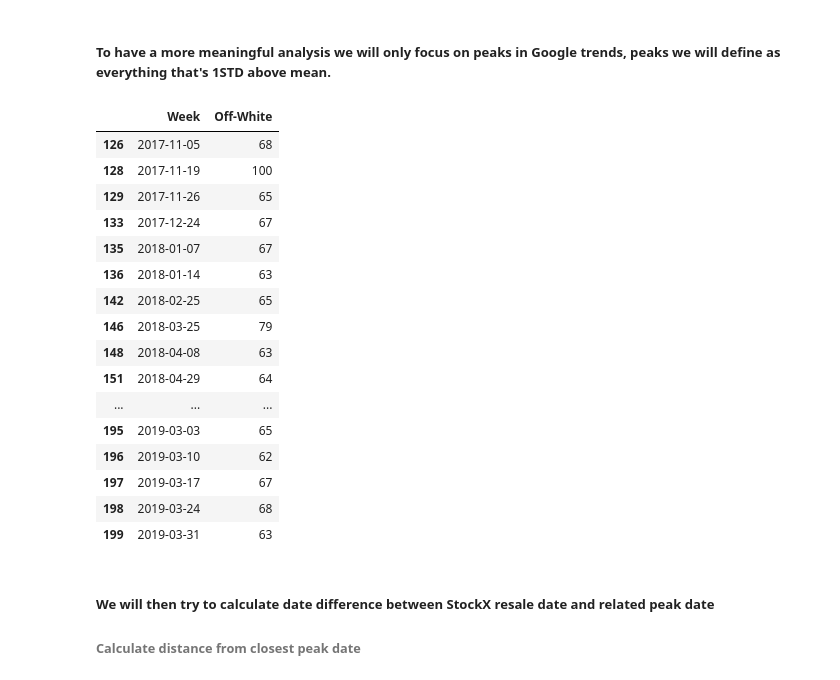
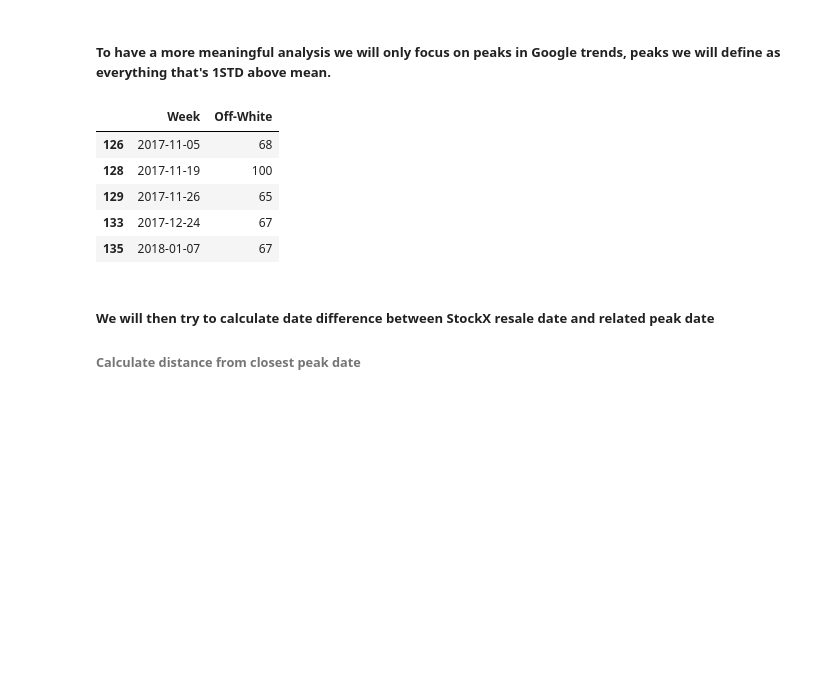
Before and after one commit to njavro/CS591, a Jupyter notebook: Project/CS591 Data Analysis.ipynb, the cells around one changed output. Cells and saved outputs as stored; diff of their text form; code cells hidden in the pictures; blank space fills up the shorter version.

```diff
--- a/Project/CS591 Data Analysis.ipynb
+++ b/Project/CS591 Data Analysis.ipynb
@@ -240,25 +264,14 @@ kanye_west_peaks = kanye_west_gtrends[kanye_west_gtrends['Kanye West'] >= (kanye
 off_white_peaks = off_white_gtrends[off_white_gtrends['Off-White'] >= (off_white_gtrends.describe().iloc[1][0] + off_white_gtrends.describe().iloc[2][0])]
 adidas_yeezy_peaks = adidas_yeezy_gtrends[adidas_yeezy_gtrends['Adidas Yeezy'] >= (adidas_yeezy_gtrends.describe().iloc[1][0] + adidas_yeezy_gtrends.describe().iloc[2][0])]
 # %%
-off_white_peaks
+off_white_peaks.head()
 # %% [output]
 |  | Week | Off-White |
 | 126 | 2017-11-05 | 68 |
 | 128 | 2017-11-19 | 100 |
 | 129 | 2017-11-26 | 65 |
 | 133 | 2017-12-24 | 67 |
 | 135 | 2018-01-07 | 67 |
-| 136 | 2018-01-14 | 63 |
-| 142 | 2018-02-25 | 65 |
-| 146 | 2018-03-25 | 79 |
-| 148 | 2018-04-08 | 63 |
-| 151 | 2018-04-29 | 64 |
-| ... | ... | ... |
-| 195 | 2019-03-03 | 65 |
-| 196 | 2019-03-10 | 62 |
-| 197 | 2019-03-17 | 67 |
-| 198 | 2019-03-24 | 68 |
-| 199 | 2019-03-31 | 63 |
 # %% [markdown]
 ##### We will then try to calculate date difference between StockX resale date and related peak date
 ###### Calculate distance from closest peak date
```
Also changed, not shown: parts of 12 cells of this notebook.
